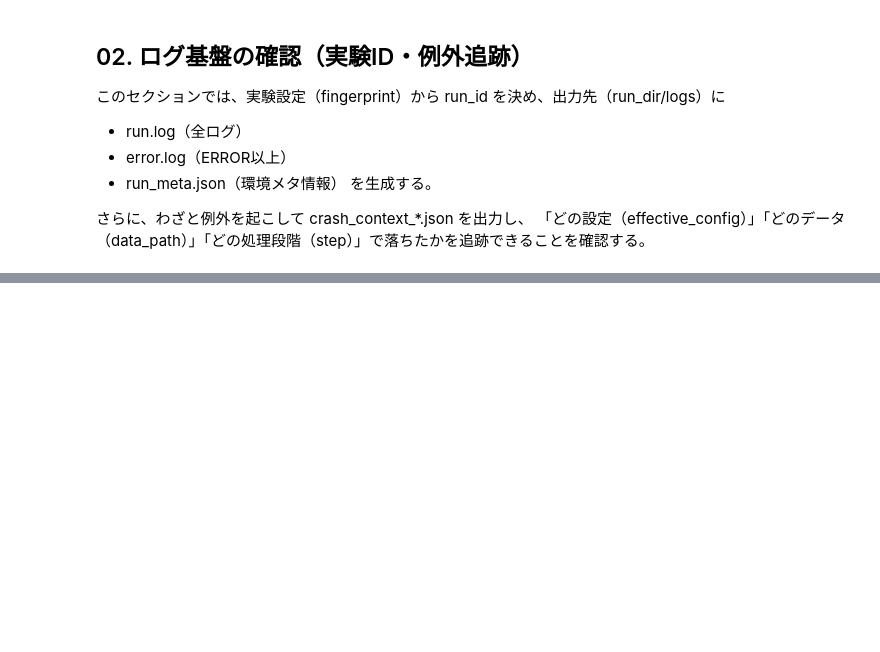
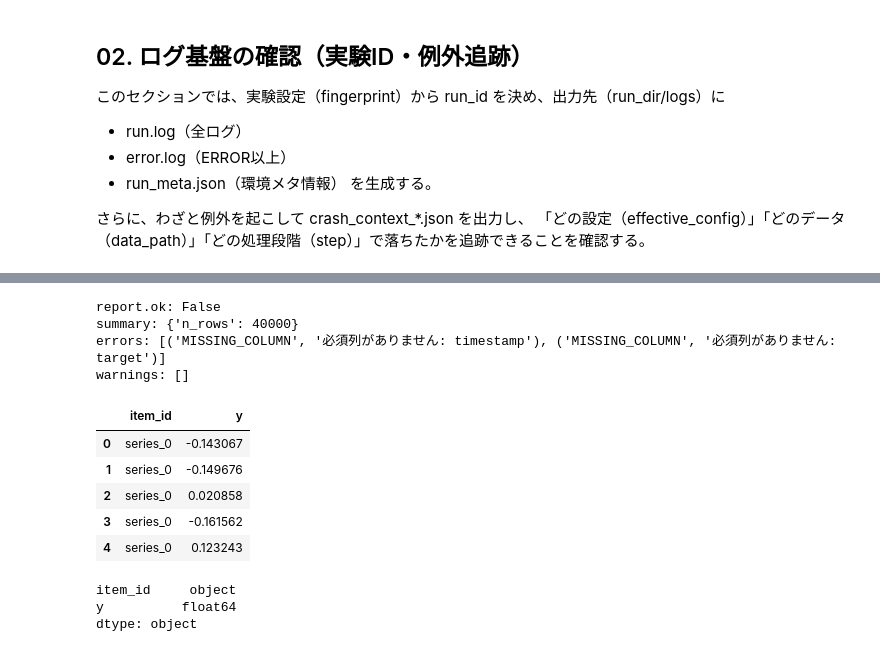
Before and after one commit to arumajirou/moinfo, a Jupyter notebook: moinfo.ipynb, the cells around one changed output, grey strips where cells are left out. Drawn from its saved outputs; the diff is of its cells as text; code cells hidden in the pictures; blank space fills up the shorter version.

```diff
--- a/moinfo.ipynb
+++ b/moinfo.ipynb
@@ -4027,0 +4094,29 @@ with experiment_guard(
+# %%
+from common.moinfo_data.io import load_timeseries_csv
+
+res = load_timeseries_csv(
+    csv_path="C:/moinfo/data/train.csv",
+    strict=False,   # まずは状況確認したいので False
+)
+
+print("report.ok:", res.report.ok)
+print("summary:", res.report.summary)
+print("errors:", [(e.code, e.message) for e in res.report.errors])
+print("warnings:", [(w.code, w.message) for w in res.report.warnings])
+
+display(res.df.head())
+res.df.dtypes
+# %% [output]
+report.ok: False
+summary: {'n_rows': 40000}
+errors: [('MISSING_COLUMN', '必須列がありません: timestamp'), ('MISSING_COLUMN', '必須列がありません: target')]
+warnings: []
+|  | item_id | y |
+| 0 | series_0 | -0.143067 |
+| 1 | series_0 | -0.149676 |
+| 2 | series_0 | 0.020858 |
+| 3 | series_0 | -0.161562 |
+| 4 | series_0 | 0.123243 |
+item_id     object
+y          float64
+dtype: object
```
Also changed, not shown: parts of 42 cells of this notebook, 11 other files.
